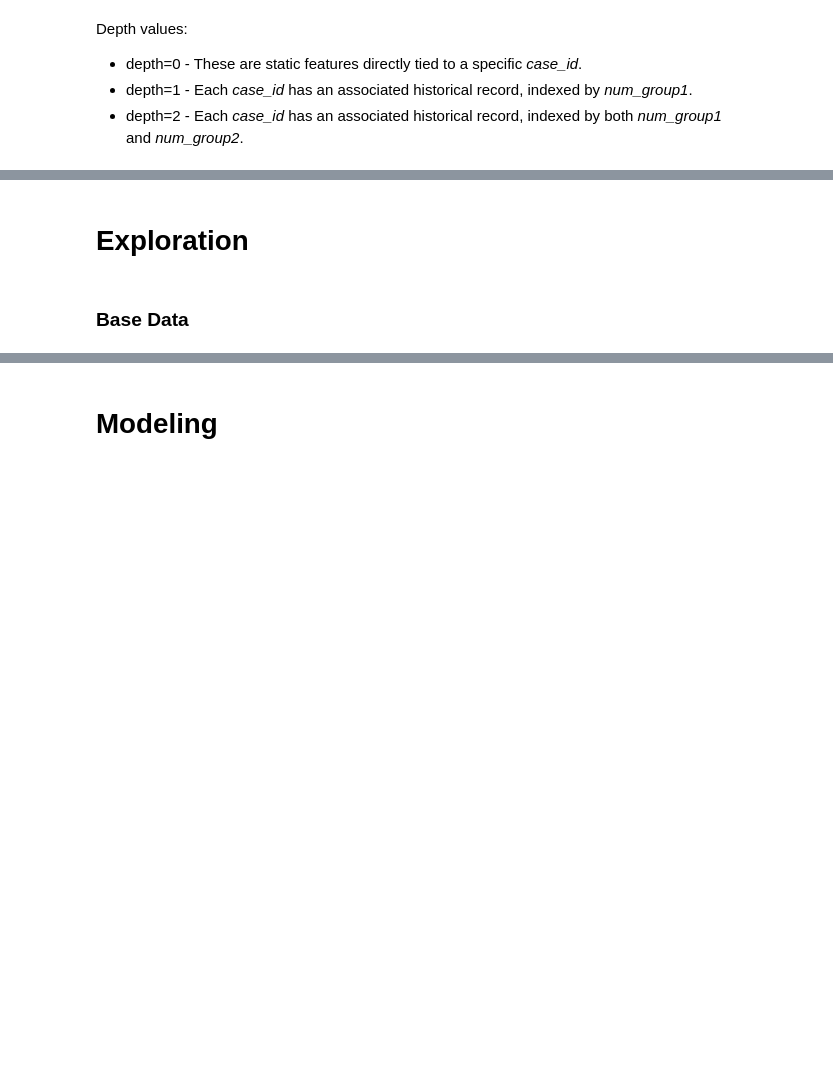
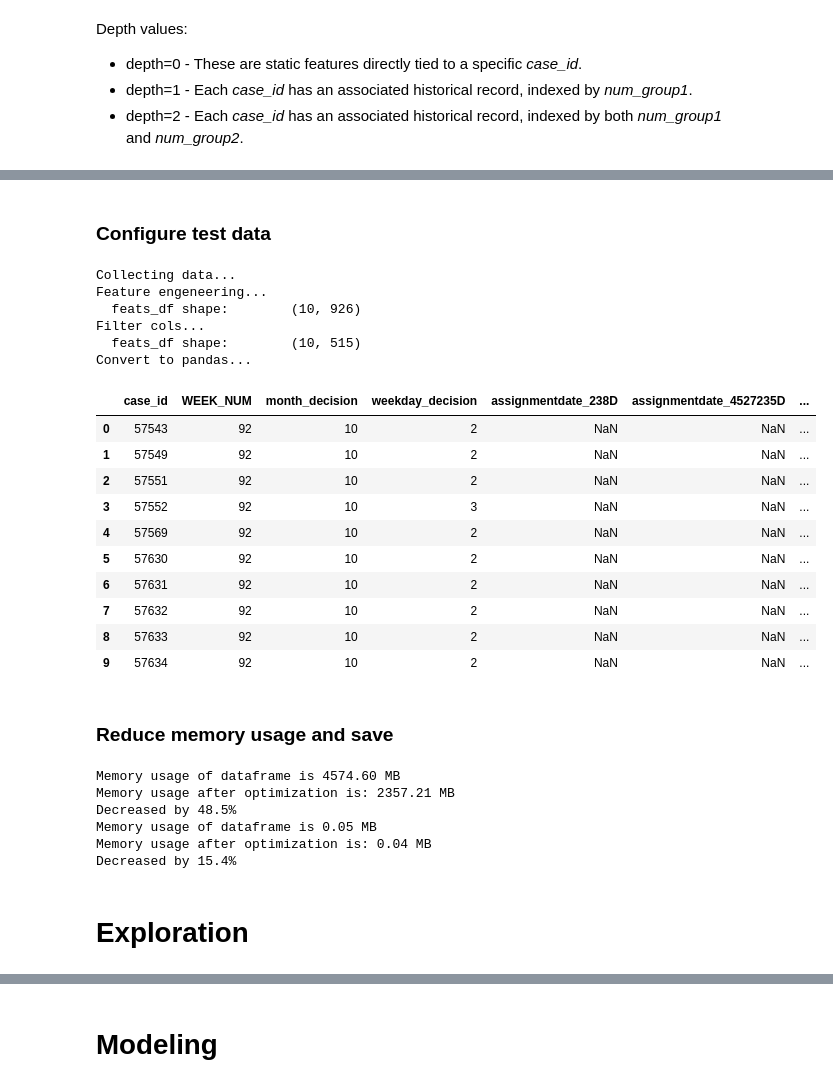
Before and after one commit to Maksym-Kryvenko/Home-Credit-Group---Credit-Risk-Model-Stability, a Jupyter notebook: home-credit-2024.ipynb, the cells around one changed output, grey strips where cells are left out. Drawn from its saved outputs; the diff is of its cells as text; code cells hidden in the pictures; blank space fills up the shorter version.

```diff
--- a/home-credit-2024.ipynb
+++ b/home-credit-2024.ipynb
@@ -164,0 +426,37 @@ train_credit_bureau_2 = pd.concat([pd.read_csv(DATA_PATH + "train/train_credit_b
+# %% [markdown]
+### Configure test data
+# %%
+test_df = prepare_df(CFG.test_dir, cat_cols=cat_cols, mode="test", train_cols=train_df.columns)
+# %% [output]
+Collecting data...
+Feature engeneering...
+  feats_df shape:        (10, 926)
+Filter cols...
+  feats_df shape:        (10, 515)
+Convert to pandas...
+# %%
+display(test_df)
+# %% [output]
+|  | case_id | WEEK_NUM | month_decision | weekday_decision | assignmentdate_238D | assignmentdate_4527235D | ... |
+| 0 | 57543 | 92 | 10 | 2 | NaN | NaN | ... |
+| 1 | 57549 | 92 | 10 | 2 | NaN | NaN | ... |
+| 2 | 57551 | 92 | 10 | 2 | NaN | NaN | ... |
+| 3 | 57552 | 92 | 10 | 3 | NaN | NaN | ... |
+| 4 | 57569 | 92 | 10 | 2 | NaN | NaN | ... |
+| 5 | 57630 | 92 | 10 | 2 | NaN | NaN | ... |
+| 6 | 57631 | 92 | 10 | 2 | NaN | NaN | ... |
+| 7 | 57632 | 92 | 10 | 2 | NaN | NaN | ... |
+| 8 | 57633 | 92 | 10 | 2 | NaN | NaN | ... |
+| 9 | 57634 | 92 | 10 | 2 | NaN | NaN | ... |
+# %% [markdown]
+### Reduce memory usage and save
+# %%
+train_df = reduce_mem_usage(train_df)
+test_df = reduce_mem_usage(test_df)
+# %% [output]
+Memory usage of dataframe is 4574.60 MB
+Memory usage after optimization is: 2357.21 MB
+Decreased by 48.5%
+Memory usage of dataframe is 0.05 MB
+Memory usage after optimization is: 0.04 MB
+Decreased by 15.4%
@@ -165,4 +465,2 @@ train_credit_bureau_2 = pd.concat([pd.read_csv(DATA_PATH + "train/train_credit_b
 # %% [markdown]
 # Exploration
-# %% [markdown]
-### Base Data
```
Also changed, not shown: parts of 97 cells of this notebook, 4 other files.
